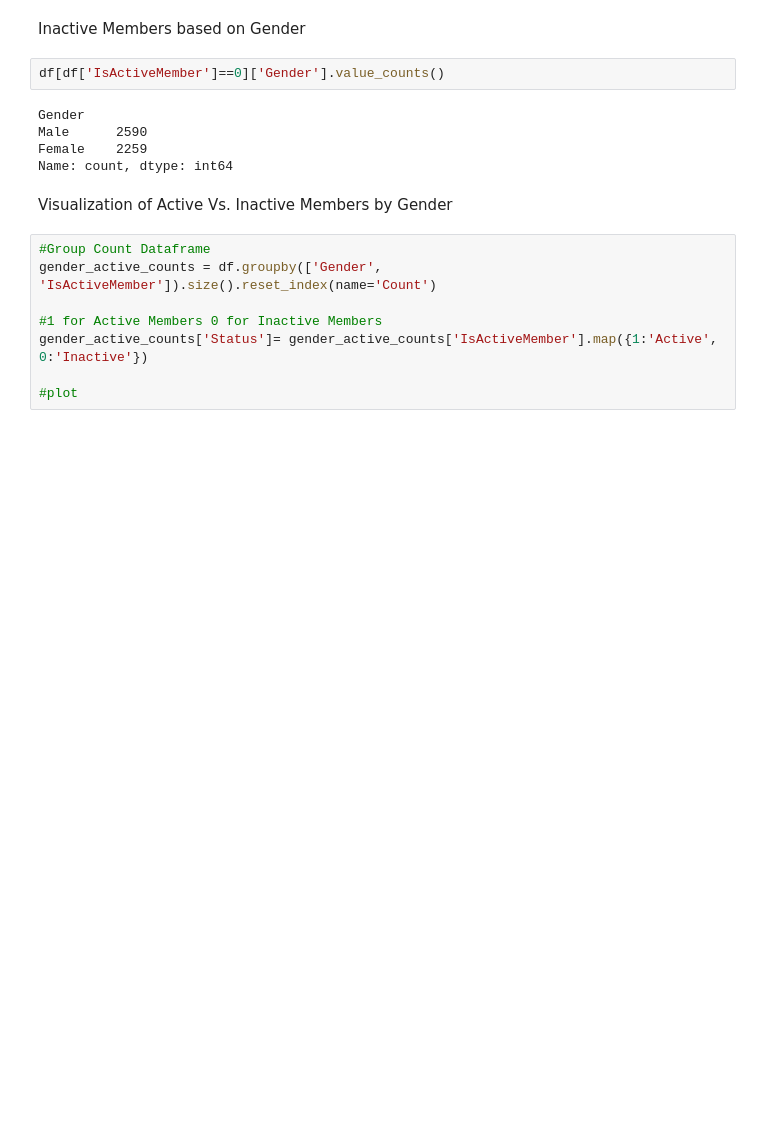
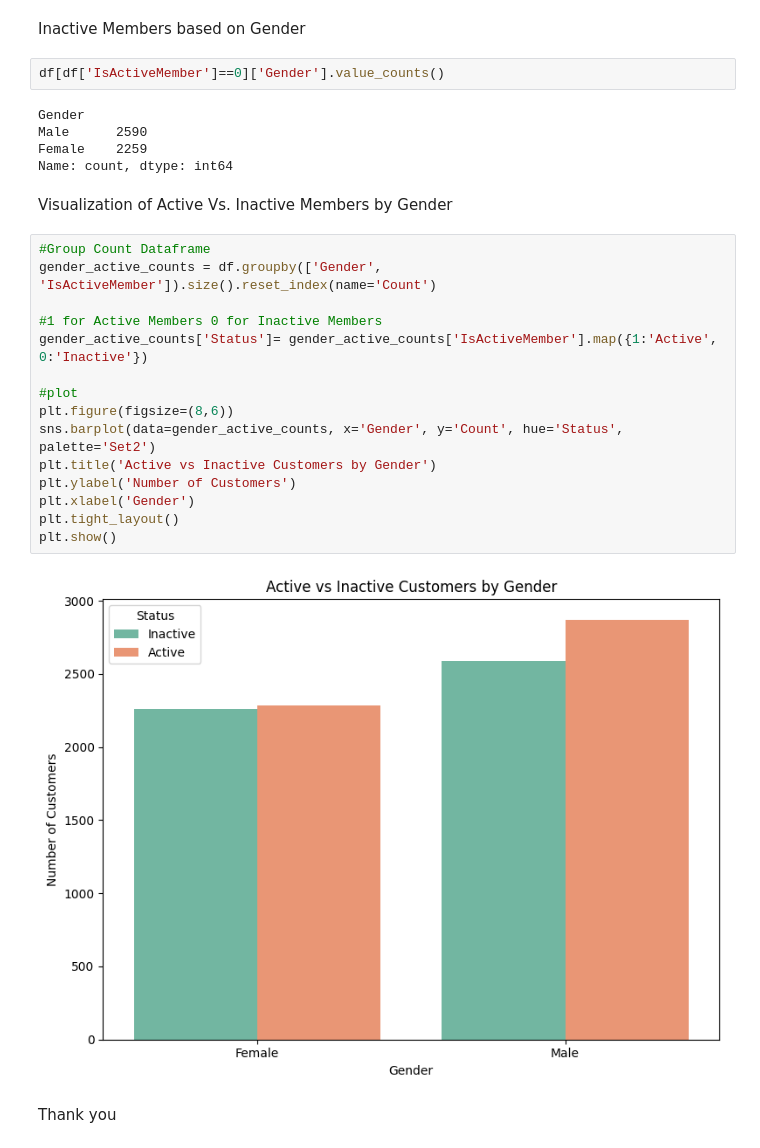
Before and after one commit to fevweb/Customer_Churn, a Jupyter notebook: Customer-Churn.ipynb, the cells around one changed output. Cells and saved outputs as stored; diff of their text form; blank space fills up the shorter version.

```diff
--- a/Customer-Churn.ipynb
+++ b/Customer-Churn.ipynb
@@ -164,8 +164,19 @@ Visualization of Active Vs. Inactive Members by Gender
 # %%
 #Group Count Dataframe
 gender_active_counts = df.groupby(['Gender', 'IsActiveMember']).size().reset_index(name='Count')
 
 #1 for Active Members 0 for Inactive Members
 gender_active_counts['Status']= gender_active_counts['IsActiveMember'].map({1:'Active', 0:'Inactive'})
 
 #plot
+plt.figure(figsize=(8,6))
+sns.barplot(data=gender_active_counts, x='Gender', y='Count', hue='Status', palette='Set2')
+plt.title('Active vs Inactive Customers by Gender')
+plt.ylabel('Number of Customers')
+plt.xlabel('Gender')
+plt.tight_layout()
+plt.show()
+# %% [output]
+[figure, added]
+# %% [markdown]
+Thank you
```
